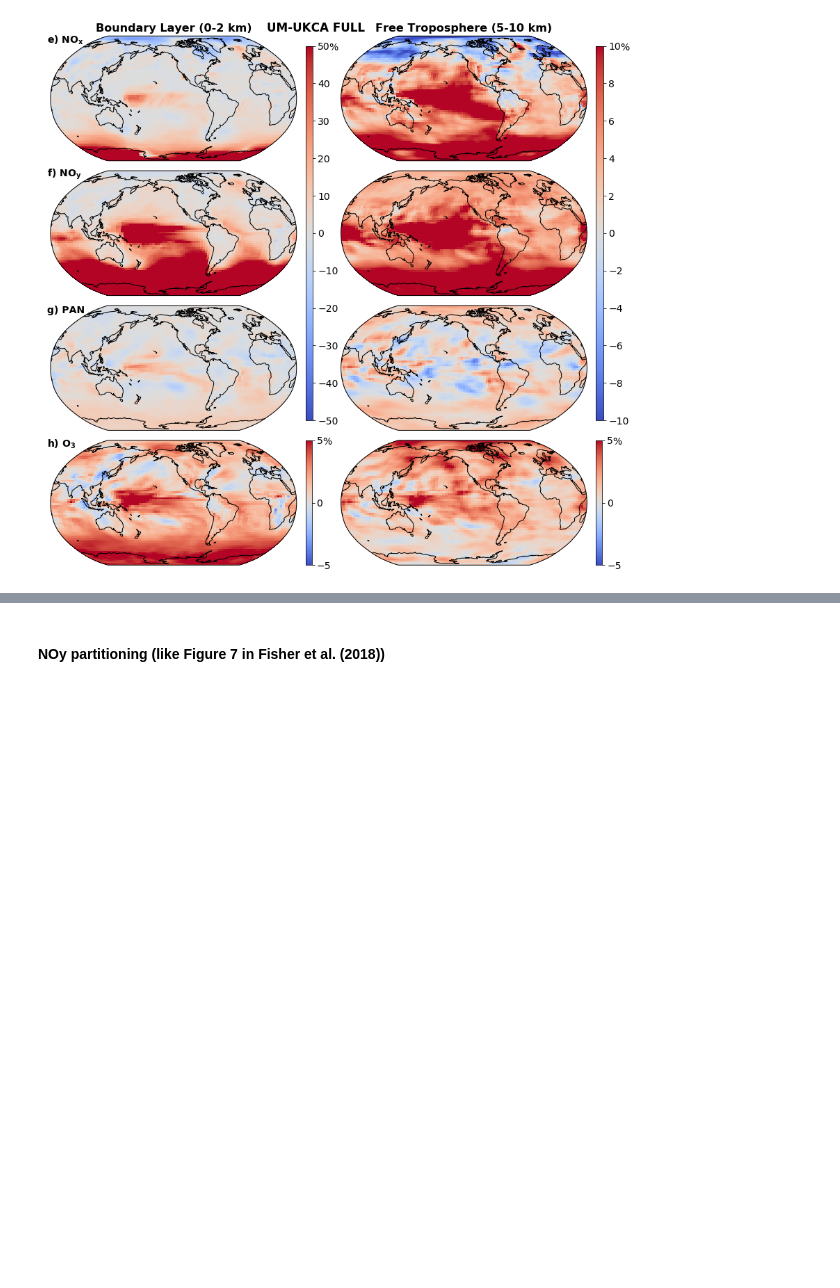
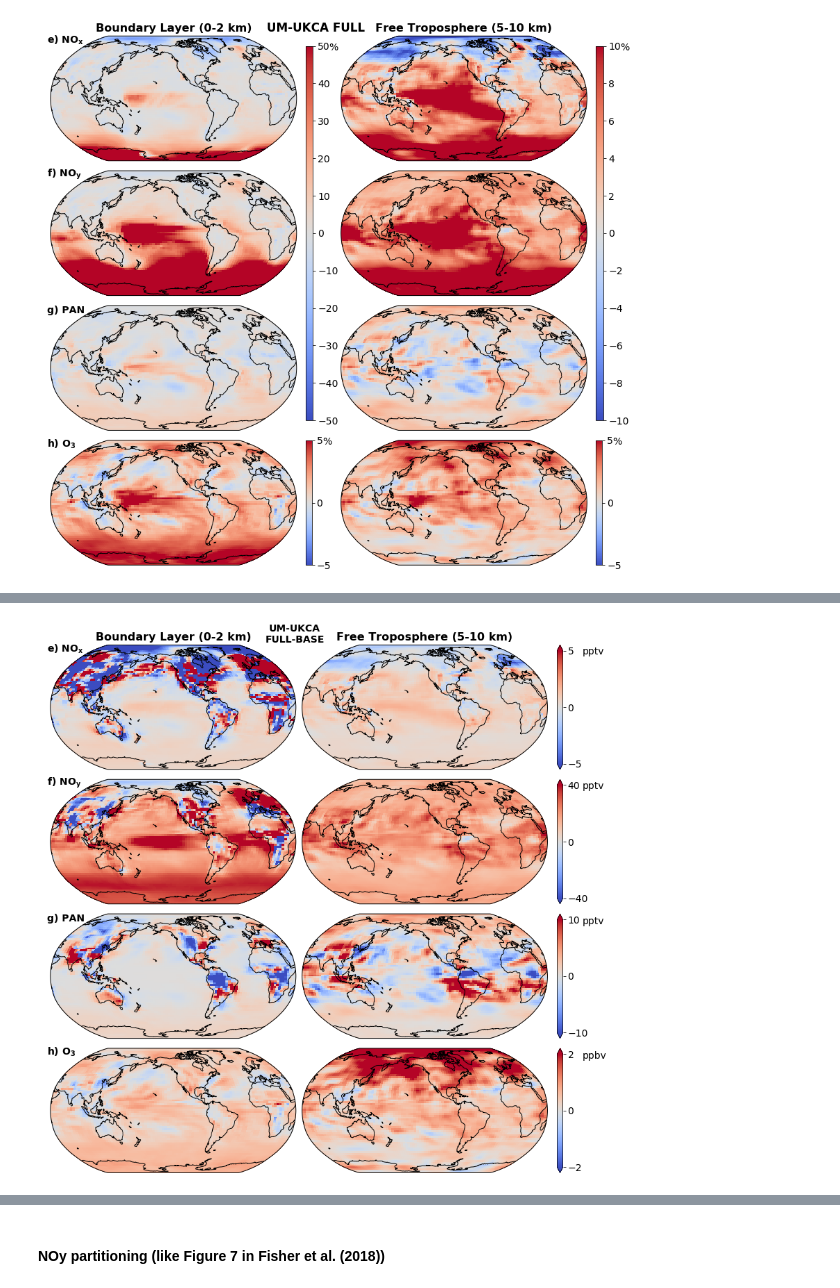
Before and after one commit to mzamyatina/phd_ukca, a Jupyter notebook: plt_xojn_ssn_Fisher2018-like.ipynb, the cells around one changed output, grey strips where cells are left out. Drawn from its saved outputs; the diff is of its cells as text; code cells hidden in the pictures; blank space fills up the shorter version.

```diff
--- a/plt_xojn_ssn_Fisher2018-like.ipynb
+++ b/plt_xojn_ssn_Fisher2018-like.ipynb
@@ -413,0 +426,52 @@ if var == 'diffs':
+# %%
+# Absolute differences
+if var == 'diffs':
+    plt.rcParams['axes.titlesize'] = 16
+    plt.rcParams['xtick.labelsize'] = 14
+    plt.rcParams['ytick.labelsize'] = 14
+    plt.rcParams['font.size'] = 14
+    fig, ax = plt.subplots(nrows=4, ncols=2, figsize=(19,14), facecolor='w',
+                           subplot_kw=dict(projection=ccrs.Robinson(central_longitude=230)), gridspec_kw=dict(hspace=0.08, wspace=-0.48))
+    p00 = ax[0,0].pcolormesh(c_lons, lats, c_nox_pbl_ann_abs_diff.data, vmin=-5, vmax=5, transform=ccrs.PlateCarree(), cmap='coolwarm')
+    p10 = ax[1,0].pcolormesh(c_lons, lats, c_noy_pbl_ann_abs_diff.data, vmin=-40, vmax=40, transform=ccrs.PlateCarree(), cmap='coolwarm')
+    p20 = ax[2,0].pcolormesh(c_lons, lats, c_pan_pbl_ann_abs_diff.data, vmin=-10, vmax=10, transform=ccrs.PlateCarree(), cmap='coolwarm')
+    p30 = ax[3,0].pcolormesh(c_lons, lats, c_o3_pbl_ann_abs_diff.data, vmin=-2, vmax=2, transform=ccrs.PlateCarree(), cmap='coolwarm')
+
+#     ax[1,0].contour(c_lons, lats, c_noy_pbl_ann_abs_diff.data, levels=[-5], transform=ccrs.PlateCarree(), cmap='coolwarm')
+
+    p01 = ax[0,1].pcolormesh(c_lons, lats, c_nox_ftr_ann_abs_diff.data, vmin=-5, vmax=5, transform=ccrs.PlateCarree(), cmap='coolwarm')
+    p11 = ax[1,1].pcolormesh(c_lons, lats, c_noy_ftr_ann_abs_diff.data, vmin=-40, vmax=40, transform=ccrs.PlateCarree(), cmap='coolwarm')
+    p21 = ax[2,1].pcolormesh(c_lons, lats, c_pan_ftr_ann_abs_diff.data, vmin=-10, vmax=10, transform=ccrs.PlateCarree(), cmap='coolwarm')
+    p31 = ax[3,1].pcolormesh(c_lons, lats, c_o3_ftr_ann_abs_diff.data, vmin=-2, vmax=2, transform=ccrs.PlateCarree(), cmap='coolwarm')
+
+#     ax[1,1].contour(c_lons, lats, c_noy_ftr_ann_abs_diff.data, levels=[10,24], transform=ccrs.PlateCarree(), cmap='coolwarm')
+
+    cb00 = fig.colorbar(p00, ax=ax[0,0], pad=0.02, extend='both')
+    cb01 = fig.colorbar(p01, ax=ax[0,1], pad=0.02, extend='both', ticks=np.arange(-5,10,5))
+    cb10 = fig.colorbar(p10, ax=ax[1,0], pad=0.02, extend='both')
+    cb11 = fig.colorbar(p11, ax=ax[1,1], pad=0.02, extend='both', ticks=np.arange(-40,80,40))
+    cb20 = fig.colorbar(p20, ax=ax[2,0], pad=0.02, extend='both')
+    cb21 = fig.colorbar(p21, ax=ax[2,1], pad=0.02, extend='both', ticks=np.arange(-10,20,10))
+    cb30 = fig.colorbar(p30, ax=ax[3,0], pad=0.02, extend='both')
+    cb31 = fig.colorbar(p31, ax=ax[3,1], pad=0.02, extend='both', ticks=np.arange(-2,4,2))
+    cb00.remove()
+    cb10.remove()
+    cb20.remove()
+    cb30.remove()
+    plt.draw() # update plot
+    fig.text(0.850, 0.867, 'pptv')
+    fig.text(0.850, 0.674, 'pptv')
+    fig.text(0.850, 0.481, 'pptv')
+    fig.text(0.850, 0.288, 'ppbv')
+
+    ax[0,0].set_title('Boundary Layer (0-2 km)', weight='bold')
+    ax[0,1].set_title('Free Troposphere (5-10 km)', weight='bold')
+    ax[0,0].add_artist(AnchoredText('e) $NO_x$', loc='lower left', bbox_to_anchor=(-0.05, 0.85), bbox_transform=ax[0,0].transAxes, frameon=False, prop=dict(fontweight='bold')))
+    ax[1,0].add_artist(AnchoredText('f) $NO_y$', loc='lower left', bbox_to_anchor=(-0.05, 0.85), bbox_transform=ax[1,0].transAxes, frameon=False, prop=dict(fontweight='bold')))
+    ax[2,0].add_artist(AnchoredText('g) PAN', loc='lower left', bbox_to_anchor=(-0.05, 0.85), bbox_transform=ax[2,0].transAxes, frameon=False, prop=dict(fontweight='bold')))
+    ax[3,0].add_artist(AnchoredText('h) $O_3$', loc='lower left', bbox_to_anchor=(-0.05, 0.85), bbox_transform=ax[3,0].transAxes, frameon=False, prop=dict(fontweight='bold')))
+    for iax in ax.flatten(): iax.coastlines();
+    fig.suptitle(f'UM-UKCA\n{exp}-BASE', weight='bold', x=0.547, y=0.91, fontsize=14);
+    if savefig: fig.savefig(path_to_figs / f'Fisher2018-like_{exp.lower()}_pbl_ftr_{var}_abs.png', bbox_inches='tight')
+# %% [output]
+[figure, added]
```
Also changed, not shown: parts of 4 cells of this notebook.
